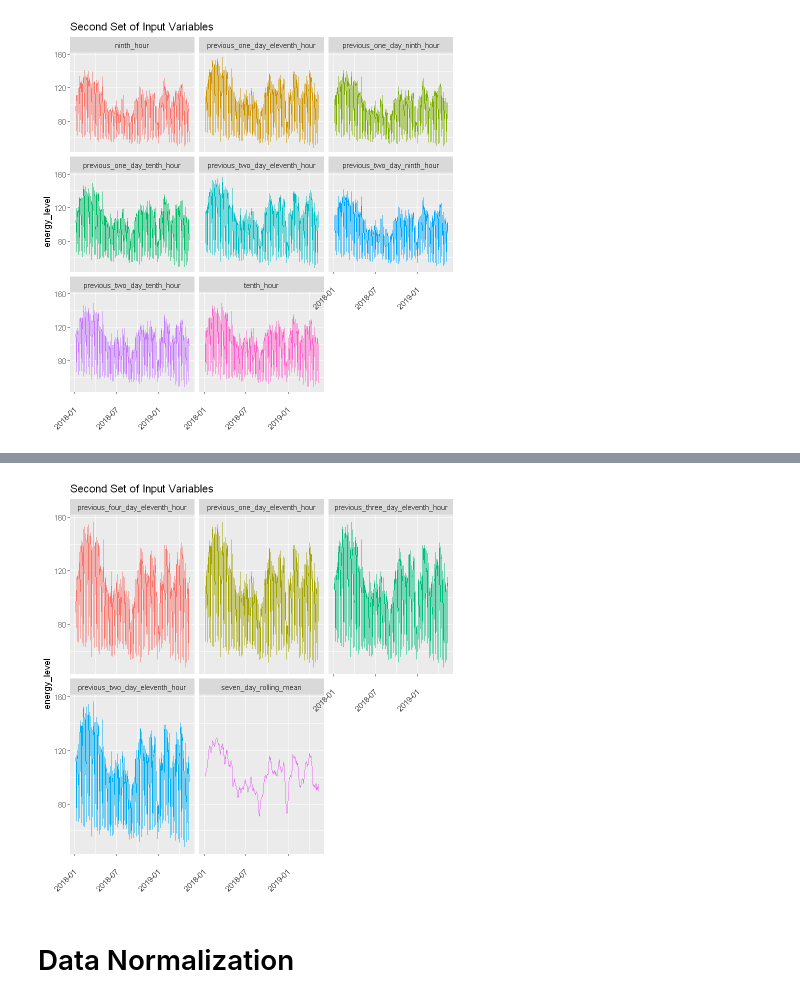
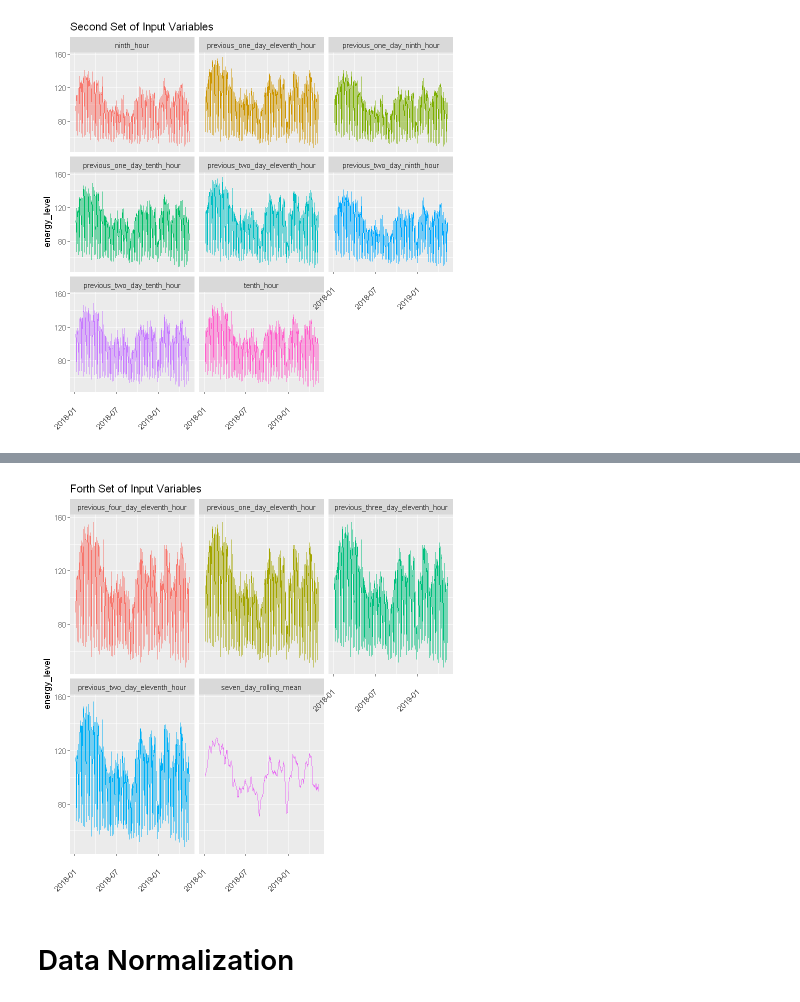
Before and after one commit to Saranga99/DM-ML, a Jupyter notebook: coursework/CW_Q2.ipynb, the cells around one changed output, grey strips where cells are left out. Cells and saved outputs as stored; diff of their text form; code cells hidden in the pictures.

```diff
--- a/coursework/CW_Q2.ipynb
+++ b/coursework/CW_Q2.ipynb
@@ -127,17 +127,17 @@ theme(legend.position = "none")
 # %%
 #4thd lag
 df_full %>%
 pivot_longer(cols = c(9,10,11,12,13), names_to = "kind", values_to = "energy_level") %>%
 ggplot(aes(Dates, energy_level, color = kind)) +
 geom_line() +
 facet_wrap(~kind) + theme(axis.text.x = element_text(angle = 45, vjust =
 0.5, hjust = 1
 )) +
 labs(x = "",
-title = "Second Set of Input Variables") +
+title = "Forth Set of Input Variables") +
 theme(legend.position = "none")
 # %% [output]
-[figure, old version]
+[figure, new version]
 # %% [markdown]
 # Data Normalization
 # %%
```
Also changed, not shown: parts of 8 cells of this notebook.
